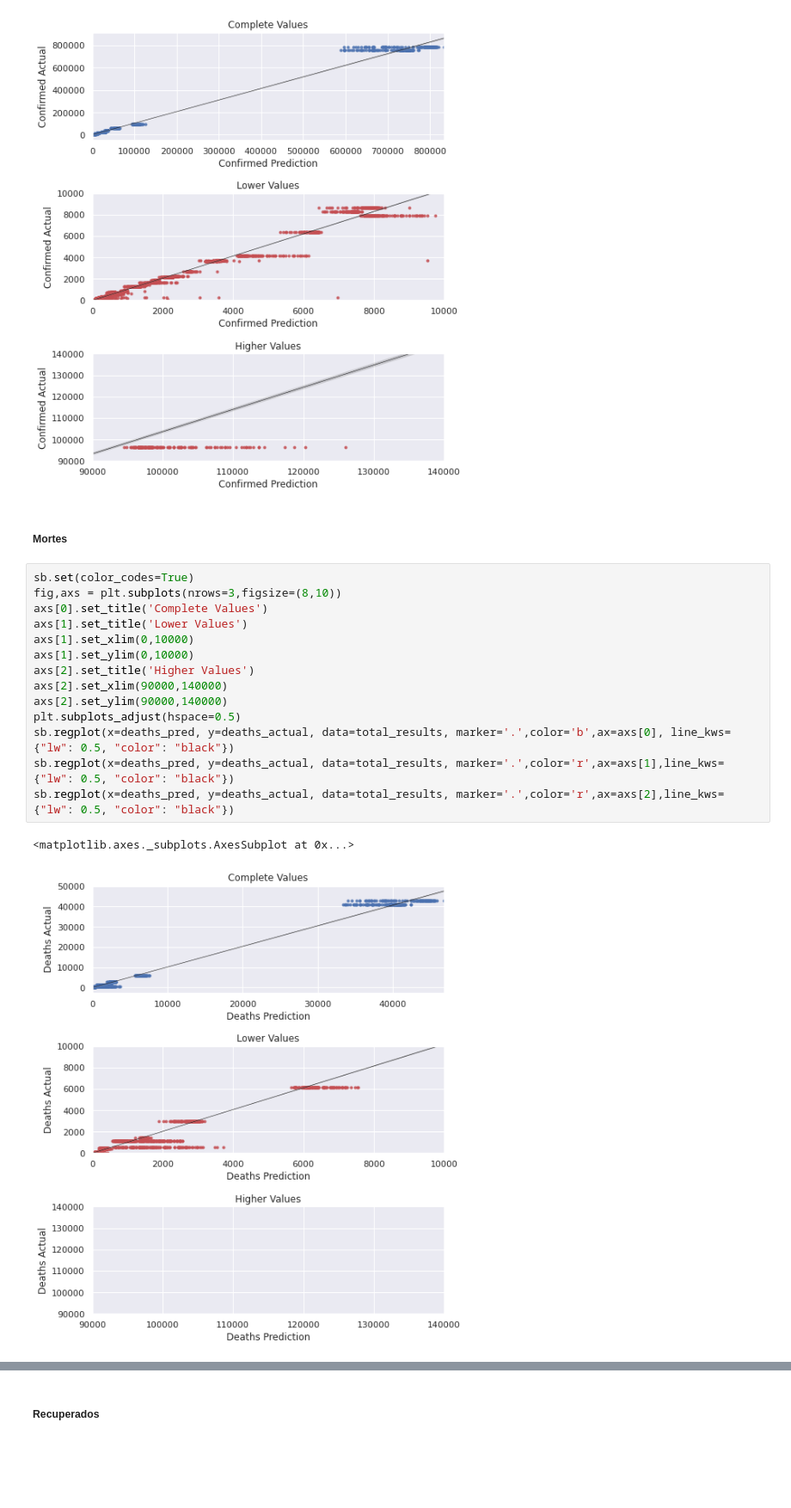
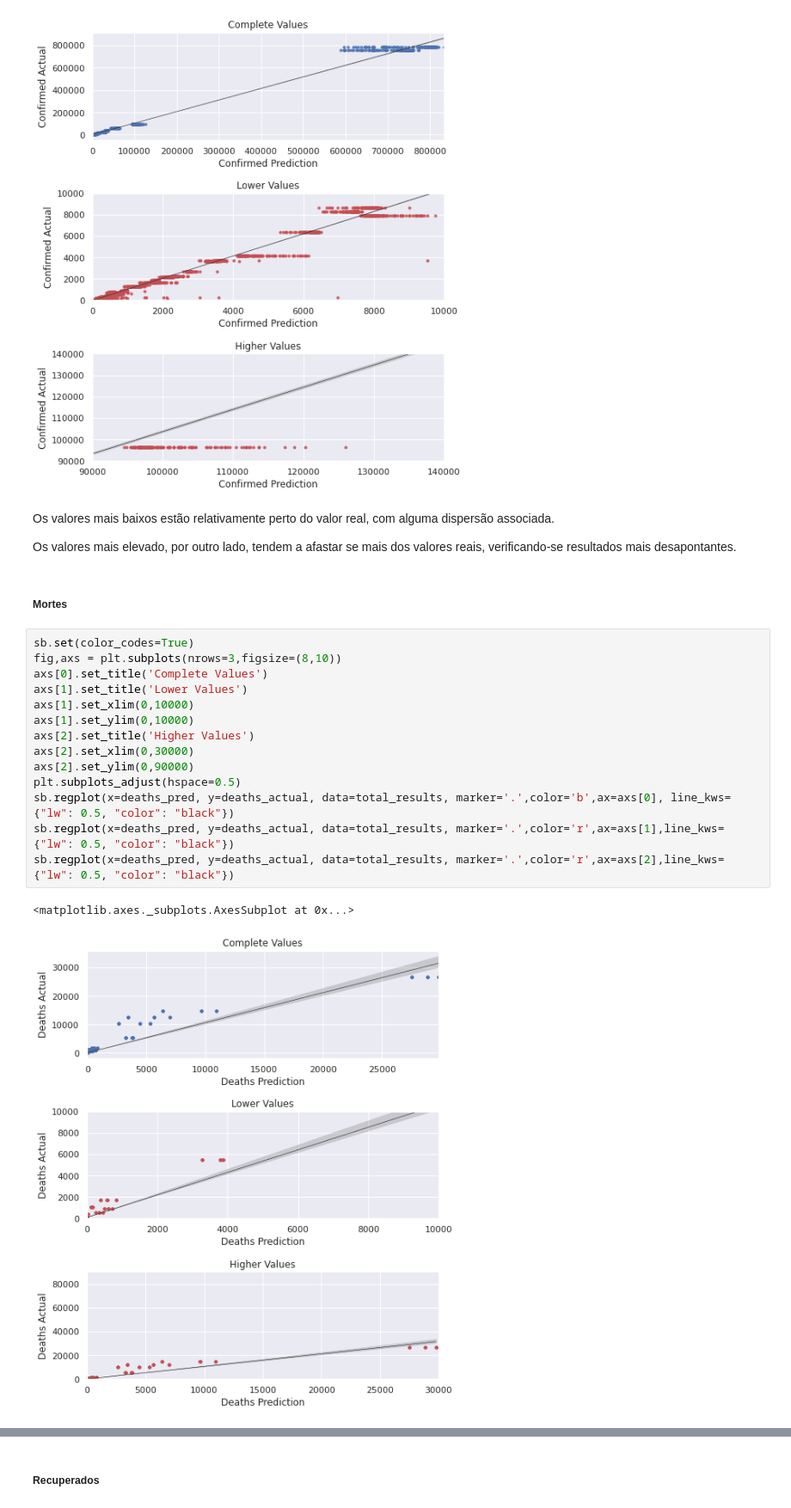
Before and after one commit to JoaoRicardoCardoso/MIEIC_IART_19_PROJ, a Jupyter notebook: PROJ2/Aggregation.ipynb, the cells around one changed output, grey strips where cells are left out. Shown at 86% size. Saved outputs shown, nothing was run; the diff lists cells and outputs as text; blank space fills up the shorter version.

```diff
--- a/PROJ2/Aggregation.ipynb
+++ b/PROJ2/Aggregation.ipynb
@@ -986,22 +986,26 @@ sb.regplot(x=conf_pred, y=conf_actual, data=total_results, marker='.',color='r',
 # %% [output]
 <matplotlib.axes._subplots.AxesSubplot at 0x...>
 [figure]
+# %% [markdown]
+Os valores mais baixos estão relativamente perto do valor real, com alguma dispersão associada.
+
+Os valores mais elevado, por outro lado, tendem a afastar se mais dos valores reais, verificando-se resultados mais desapontantes.
 # %% [markdown]
 ##### Mortes
 # %%
 sb.set(color_codes=True)
 fig,axs = plt.subplots(nrows=3,figsize=(8,10))
 axs[0].set_title('Complete Values')
 axs[1].set_title('Lower Values')
 axs[1].set_xlim(0,10000)
 axs[1].set_ylim(0,10000)
 axs[2].set_title('Higher Values')
-axs[2].set_xlim(90000,140000)
-axs[2].set_ylim(90000,140000)
+axs[2].set_xlim(0,30000)
+axs[2].set_ylim(0,90000)
 plt.subplots_adjust(hspace=0.5)
 sb.regplot(x=deaths_pred, y=deaths_actual, data=total_results, marker='.',color='b',ax=axs[0], line_kws={"lw": 0.5, "color": "black"})
 sb.regplot(x=deaths_pred, y=deaths_actual, data=total_results, marker='.',color='r',ax=axs[1],line_kws={"lw": 0.5, "color": "black"})
 sb.regplot(x=deaths_pred, y=deaths_actual, data=total_results, marker='.',color='r',ax=axs[2],line_kws={"lw": 0.5, "color": "black"})
 # %% [output]
 <matplotlib.axes._subplots.AxesSubplot at 0x...>
-[figure, old version]
+[figure, new version]
```
Also changed, not shown: parts of 23 cells of this notebook.
